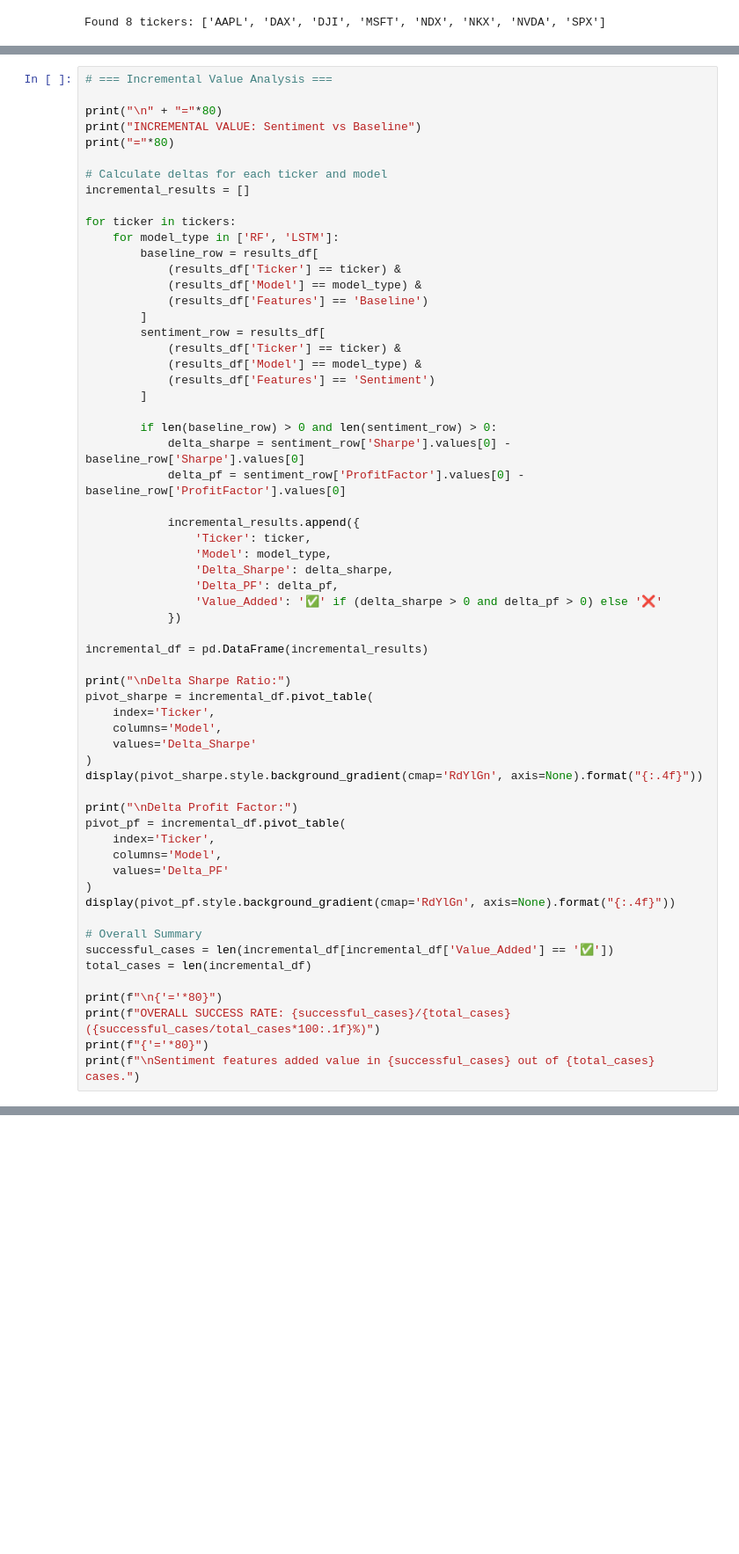
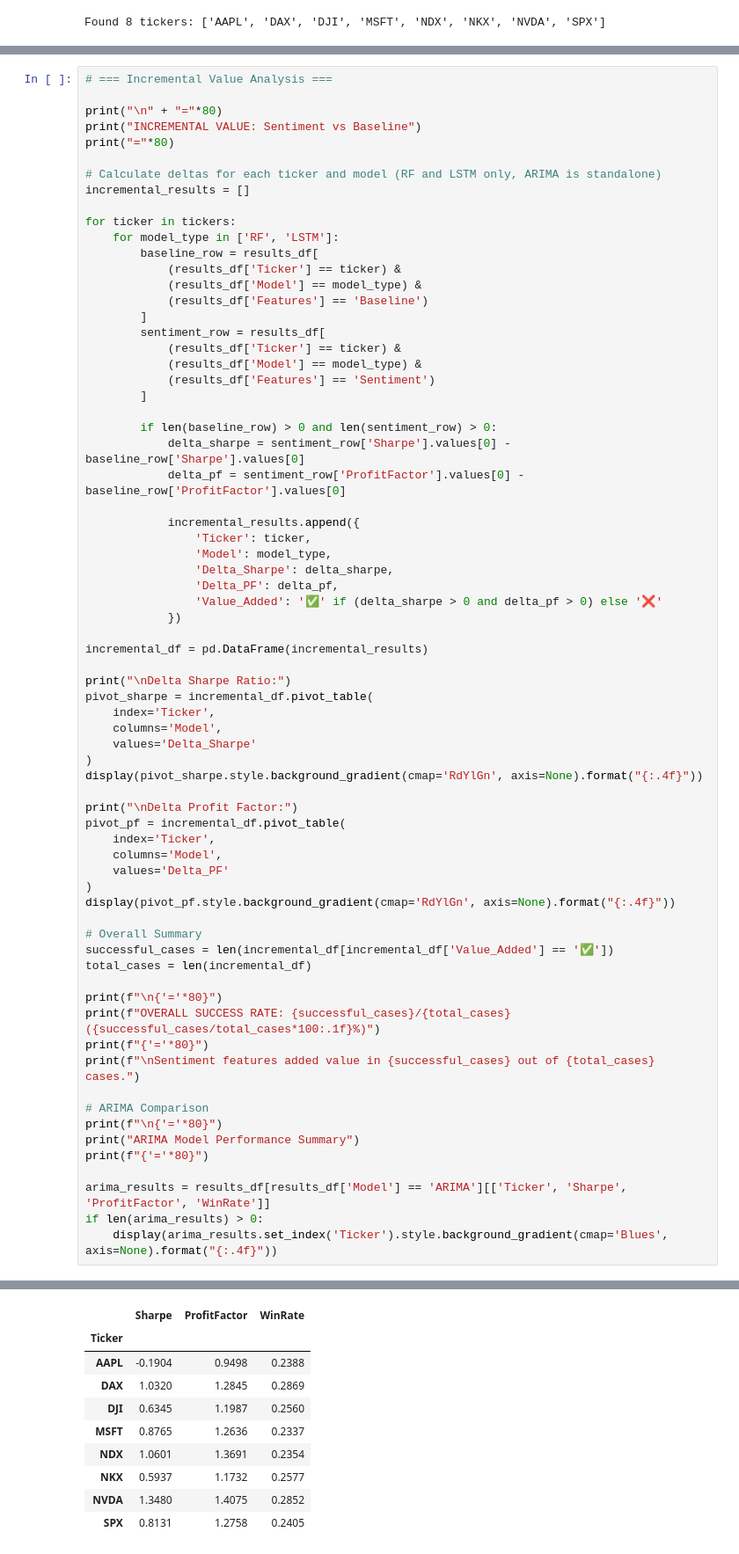
Before and after one commit to ronanhansel/market-analysis, a Jupyter notebook: presentation.ipynb, the cells around one changed output, grey strips where cells are left out. Shown at 88% size. Saved outputs shown, nothing was run; the diff lists cells and outputs as text; blank space fills up the shorter version.

Commit message:
feat: added ARIMA

```diff
--- a/presentation.ipynb
+++ b/presentation.ipynb
@@ -698,7 +771,7 @@ print("\n" + "="*80)
 print("INCREMENTAL VALUE: Sentiment vs Baseline")
 print("="*80)
 
-# Calculate deltas for each ticker and model
+# Calculate deltas for each ticker and model (RF and LSTM only, ARIMA is standalone)
 incremental_results = []
 
 for ticker in tickers:
@@ -752,6 +825,15 @@ print(f"\n{'='*80}")
 print(f"OVERALL SUCCESS RATE: {successful_cases}/{total_cases} ({successful_cases/total_cases*100:.1f}%)")
 print(f"{'='*80}")
 print(f"\nSentiment features added value in {successful_cases} out of {total_cases} cases.")
+
+# ARIMA Comparison
+print(f"\n{'='*80}")
+print("ARIMA Model Performance Summary")
+print(f"{'='*80}")
+
+arima_results = results_df[results_df['Model'] == 'ARIMA'][['Ticker', 'Sharpe', 'ProfitFactor', 'WinRate']]
+if len(arima_results) > 0:
+    display(arima_results.set_index('Ticker').style.background_gradient(cmap='Blues', axis=None).format("{:.4f}"))
 # %% [output]
 ================================================================================
 INCREMENTAL VALUE: Sentiment vs Baseline
@@ -786,0 +873,10 @@ Sentiment features added value in 5 out of 16 cases.
+|  | Sharpe | ProfitFactor | WinRate |
+| Ticker |  |  |  |
+| AAPL | -0.1904 | 0.9498 | 0.2388 |
+| DAX | 1.0320 | 1.2845 | 0.2869 |
+| DJI | 0.6345 | 1.1987 | 0.2560 |
+| MSFT | 0.8765 | 1.2636 | 0.2337 |
+| NDX | 1.0601 | 1.3691 | 0.2354 |
+| NKX | 0.5937 | 1.1732 | 0.2577 |
+| NVDA | 1.3480 | 1.4075 | 0.2852 |
+| SPX | 0.8131 | 1.2758 | 0.2405 |
```
Also changed, not shown: parts of 6 cells of this notebook, 44 other files.
